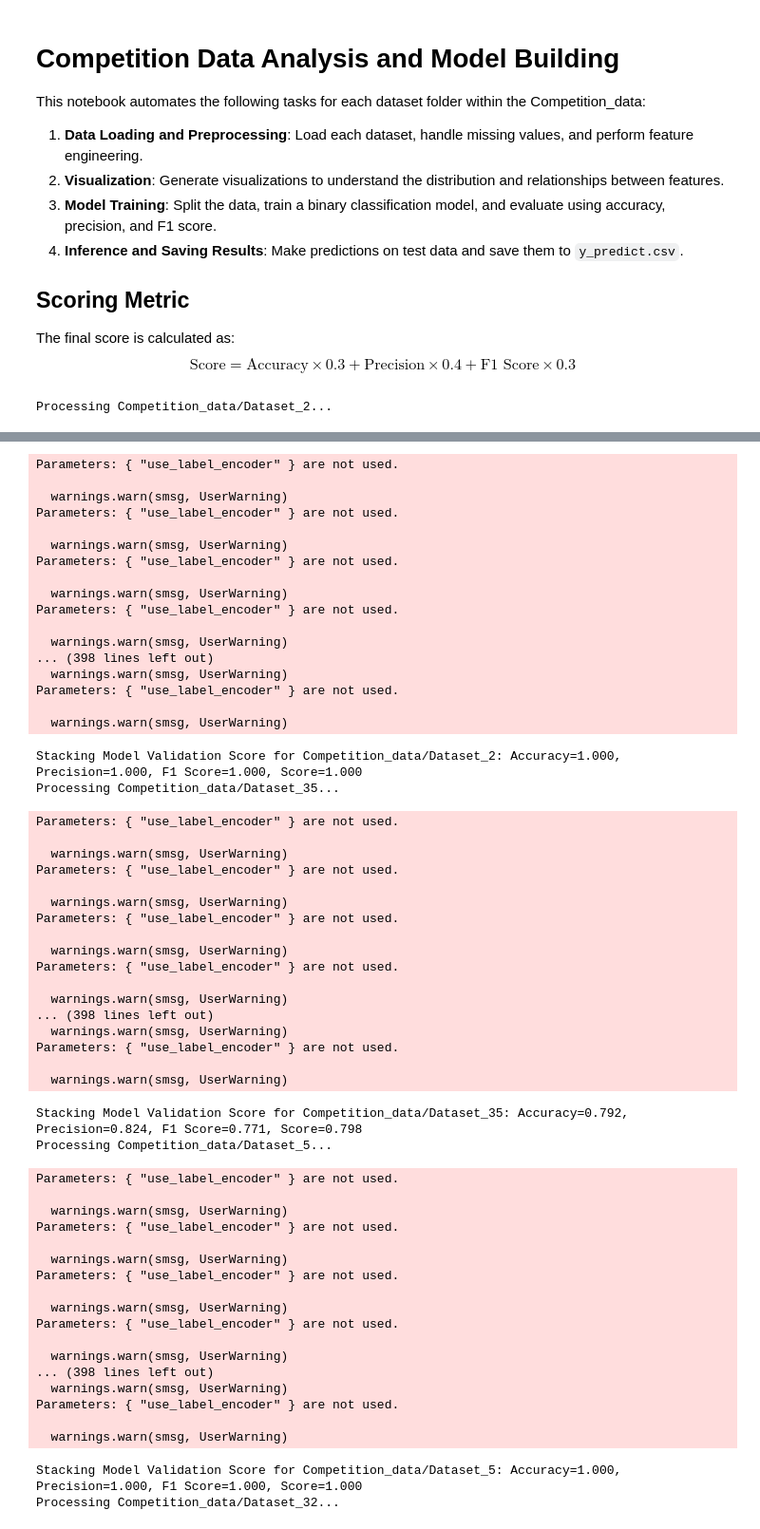
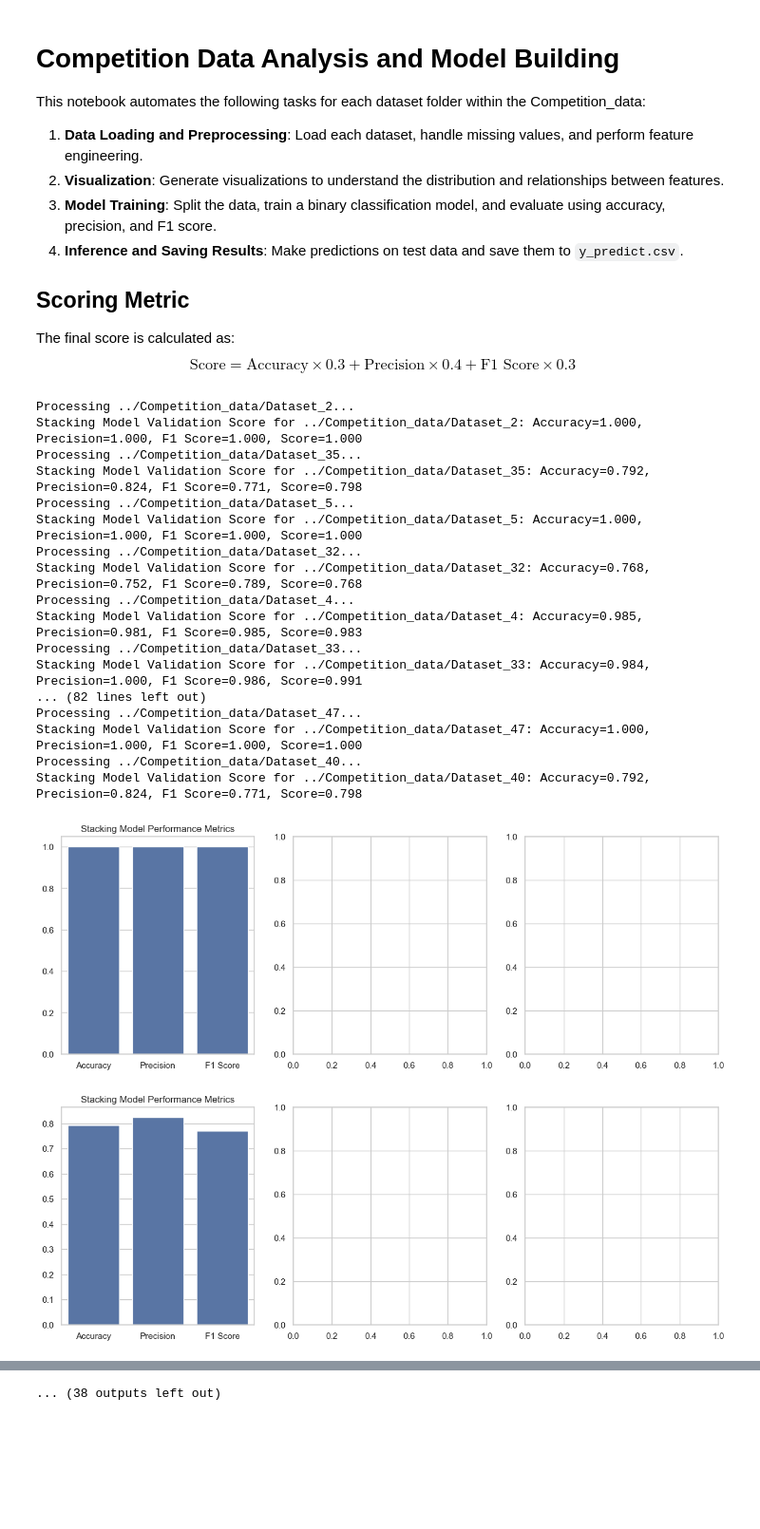
Before and after one commit to Seeclover/CP1, a Jupyter notebook: ABC_Analysis_004.ipynb, the cells around one changed output, grey strips where cells are left out. Shown at 95% size. Drawn from its saved outputs; the diff is of its cells as text; code cells hidden in the pictures; blank space fills up the shorter version.

```diff
--- a/ABC_Analysis_004.ipynb
+++ b/ABC_Analysis_004.ipynb
@@ -34,7 +37,7 @@ sns.set(style="whitegrid")
 # %%
 
 # Path to the data folder
-data_folder = 'Competition_data'
+data_folder = '../Competition_data'
 
 # Function to preprocess data, train model, and save predictions
 def process_dataset(dataset_path):
@@ -86,31 +89,49 @@ def process_dataset(dataset_path):
     best_xgb = xgb_grid.best_estimator_
 
     # Stacking Ensemble
     estimators = [('rf', best_rf), ('xgb', best_xgb)]
     stack_model = StackingClassifier(estimators=estimators, final_estimator=RandomForestClassifier(random_state=42))
     stack_model.fit(X_train_split, y_train_split)
 
     # Evaluate Stacking model
     stack_val_pred = stack_model.predict(X_val)
     stack_accuracy = accuracy_score(y_val, stack_val_pred)
     stack_precision = precision_score(y_val, stack_val_pred, zero_division=0)
     stack_f1 = f1_score(y_val, stack_val_pred, zero_division=0)
     stack_score = stack_accuracy * 0.3 + stack_precision * 0.4 + stack_f1 * 0.3
 
     print(f"Stacking Model Validation Score for {dataset_path}: Accuracy={stack_accuracy:.3f}, Precision={stack_precision:.3f}, F1 Score={stack_f1:.3f}, Score={stack_score:.3f}")
 
     # Visualize results
     fig, ax = plt.subplots(1, 3, figsize=(15, 5))
     sns.barplot(x=['Accuracy', 'Precision', 'F1 Score'], y=[stack_accuracy, stack_precision, stack_f1], ax=ax[0])
     ax[0].set_title("Stacking Model Performance Metrics")
 
     # Inference on test set using stacking model
     y_test_pred = stack_model.predict(X_test)
     pd.DataFrame(y_test_pred, columns=['prediction']).to_csv(dataset_path / 'y_predict.csv', index=False)
 
 # Run the function for each dataset
 dataset_paths = [Path(data_folder) / d for d in os.listdir(data_folder) if d.startswith("Dataset")]
 for dataset_path in dataset_paths:
     process_dataset(dataset_path)
 # %% [output]
-Processing Competition_data/Dataset_2...
+Processing ../Competition_data/Dataset_2...
+Stacking Model Validation Score for ../Competition_data/Dataset_2: Accuracy=1.000, Precision=1.000, F1 Score=1.000, Score=1.000
+Processing ../Competition_data/Dataset_35...
+Stacking Model Validation Score for ../Competition_data/Dataset_35: Accuracy=0.792, Precision=0.824, F1 Score=0.771, Score=0.798
+Processing ../Competition_data/Dataset_5...
+Stacking Model Validation Score for ../Competition_data/Dataset_5: Accuracy=1.000, Precision=1.000, F1 Score=1.000, Score=1.000
+Processing ../Competition_data/Dataset_32...
+Stacking Model Validation Score for ../Competition_data/Dataset_32: Accuracy=0.768, Precision=0.752, F1 Score=0.789, Score=0.768
+Processing ../Competition_data/Dataset_4...
+Stacking Model Validation Score for ../Competition_data/Dataset_4: Accuracy=0.985, Precision=0.981, F1 Score=0.985, Score=0.983
+Processing ../Competition_data/Dataset_33...
+Stacking Model Validation Score for ../Competition_data/Dataset_33: Accuracy=0.984, Precision=1.000, F1 Score=0.986, Score=0.991
+... (82 lines left out)
+Processing ../Competition_data/Dataset_47...
+Stacking Model Validation Score for ../Competition_data/Dataset_47: Accuracy=1.000, Precision=1.000, F1 Score=1.000, Score=1.000
+Processing ../Competition_data/Dataset_40...
+Stacking Model Validation Score for ../Competition_data/Dataset_40: Accuracy=0.792, Precision=0.824, F1 Score=0.771, Score=0.798
+[figure, added]
+[figure, added]
@@ -117,57 +147 @@ Processing Competition_data/Dataset_2...
-Parameters: { "use_label_encoder" } are not used.
-
-  warnings.warn(smsg, UserWarning)
-Parameters: { "use_label_encoder" } are not used.
-
-  warnings.warn(smsg, UserWarning)
-Parameters: { "use_label_encoder" } are not used.
-
-  warnings.warn(smsg, UserWarning)
-Parameters: { "use_label_encoder" } are not used.
-
-  warnings.warn(smsg, UserWarning)
-... (398 lines left out)
-  warnings.warn(smsg, UserWarning)
-Parameters: { "use_label_encoder" } are not used.
-
-  warnings.warn(smsg, UserWarning)
+... (38 outputs left out)
-Stacking Model Validation Score for Competition_data/Dataset_2: Accuracy=1.000, Precision=1.000, F1 Score=1.000, Score=1.000
-Processing Competition_data/Dataset_35...
-Parameters: { "use_label_encoder" } are not used.
-
-  warnings.warn(smsg, UserWarning)
-Parameters: { "use_label_encoder" } are not used.
-
-  warnings.warn(smsg, UserWarning)
-Parameters: { "use_label_encoder" } are not used.
-
-  warnings.warn(smsg, UserWarning)
-Parameters: { "use_label_encoder" } are not used.
-
-  warnings.warn(smsg, UserWarning)
-... (398 lines left out)
-  warnings.warn(smsg, UserWarning)
-Parameters: { "use_label_encoder" } are not used.
-
-  warnings.warn(smsg, UserWarning)
-Stacking Model Validation Score for Competition_data/Dataset_35: Accuracy=0.792, Precision=0.824, F1 Score=0.771, Score=0.798
-Processing Competition_data/Dataset_5...
-Parameters: { "use_label_encoder" } are not used.
-
-  warnings.warn(smsg, UserWarning)
-Parameters: { "use_label_encoder" } are not used.
-
-  warnings.warn(smsg, UserWarning)
-Parameters: { "use_label_encoder" } are not used.
-
-  warnings.warn(smsg, UserWarning)
-Parameters: { "use_label_encoder" } are not used.
-
-  warnings.warn(smsg, UserWarning)
-... (398 lines left out)
-  warnings.warn(smsg, UserWarning)
-Parameters: { "use_label_encoder" } are not used.
-
-  warnings.warn(smsg, UserWarning)
-Stacking Model Validation Score for Competition_data/Dataset_5: Accuracy=1.000, Precision=1.000, F1 Score=1.000, Score=1.000
-Processing Competition_data/Dataset_32...
```
Also changed, not shown: parts of 2 cells of this notebook, 3 other files.
